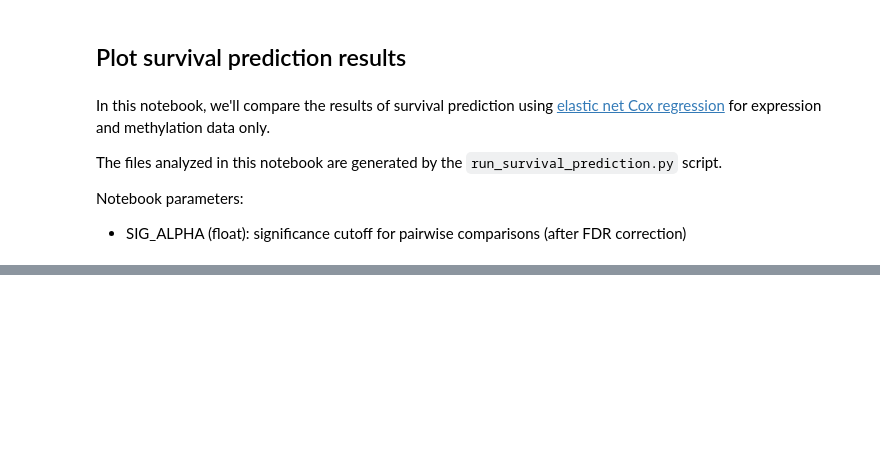
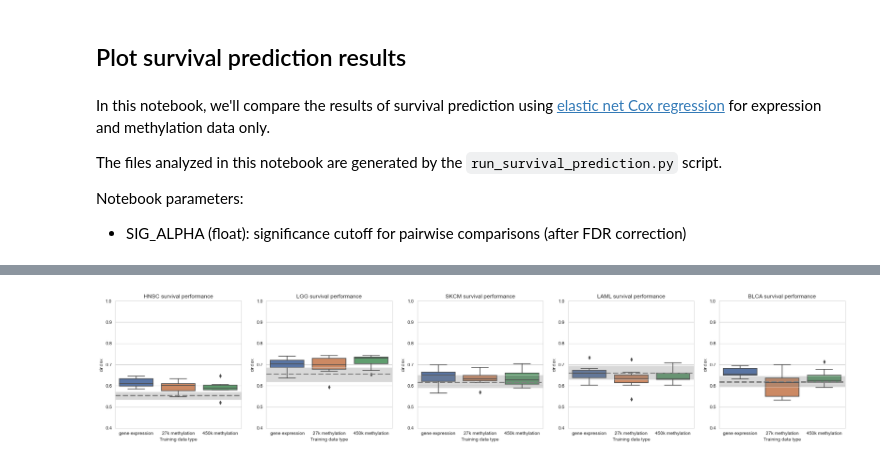
Before and after one commit to greenelab/mpmp, a Jupyter notebook: 06_predict_survival/plot_survival_results.ipynb, the cells around one changed output, grey strips where cells are left out. Drawn from its saved outputs; the diff is of its cells as text; code cells hidden in the pictures; blank space fills up the shorter version.

```diff
--- a/06_predict_survival/plot_survival_results.ipynb
+++ b/06_predict_survival/plot_survival_results.ipynb
@@ -665,0 +331,7 @@ mutational signatures: 4/27
+# %%
+cancer_type_avg = (
+    me_performance_df[me_performance_df.cancer_type.isin(valid_cancer_types)]
+      .groupby('cancer_type')
+      .mean()
+).cindex
+cancer_type_avg.sort_values(ascending=False).head(10)
@@ -665,0 +351,4 @@ mutational signatures: 4/27
+# %%
+cancer_type_sd = me_performance_df.groupby('cancer_type').std().cindex
+cancer_type_cv = cancer_type_avg / cancer_type_sd
+cancer_type_cv.sort_values(ascending=False).head(10)
@@ -665,0 +368,8 @@ mutational signatures: 4/27
+# %%
+# get baseline predictor results, using non-omics covariates only
+me_baseline_df = su.load_survival_results(me_cancer_type_baseline_results_dir)
+me_baseline_df.rename(columns={'identifier': 'cancer_type',
+                               'fold_no': 'fold'}, inplace=True)
+print(me_baseline_df.shape)
+print(me_baseline_df.training_data.unique())
+me_baseline_df.head()
@@ -665,0 +385,40 @@ mutational signatures: 4/27
+# %%
+sns.set({'figure.figsize': (28, 5)})
+sns.set_style('whitegrid')
+fig, axarr = plt.subplots(1, 5)
+
+cancer_type_cv = cancer_type_cv[cancer_type_cv.index != 'pancancer']
+for ix, cancer_type in enumerate(cancer_type_cv.sort_values(ascending=False).index[:5]):
+    ax = axarr[ix]
+    sns.boxplot(data=me_performance_df[me_performance_df.cancer_type == cancer_type],
+                x='training_data', y='cindex', order=training_data_map.values(), ax=ax)
+    ax.set_xlabel('Training data type')
+    ax.set_ylabel('cindex')
+    ax.set_title('{} survival performance'.format(cancer_type))
+    ax.set_ylim(0.4, 1.0)
+
+    # plot baseline mean/bootstrapped 95% CI
+    baseline_vals = (me_baseline_df
+        [(me_baseline_df.data_type == 'test') &
+         (me_baseline_df.signal == 'signal') &
+         (me_baseline_df.cancer_type == cancer_type)]
+    ).cindex.values
+
+    baseline_mean = np.mean(baseline_vals)
+    ax.axhline(y=baseline_mean, linestyle='--', linewidth=3, color='gray')
+
+    baseline_ci = sns.utils.ci(
+        sns.algorithms.bootstrap(baseline_vals,
+                                 func=np.mean,
+                                 n_boot=1000,
+                                 units=None,
+                                 seed=cfg.default_seed)
+    )
+    ax.axhspan(baseline_ci[0], baseline_ci[1], facecolor='gray', alpha=0.3)
+
+if SAVE_FIGS:
+    plt.savefig(images_dir / 'me_top_cancers_survival.svg', bbox_inches='tight')
+    plt.savefig(images_dir / 'me_top_cancers_survival.png',
+                dpi=300, bbox_inches='tight')
+# %% [output]
+[figure, added]
```
Also changed, not shown: parts of 69 cells of this notebook, 6 other files.
